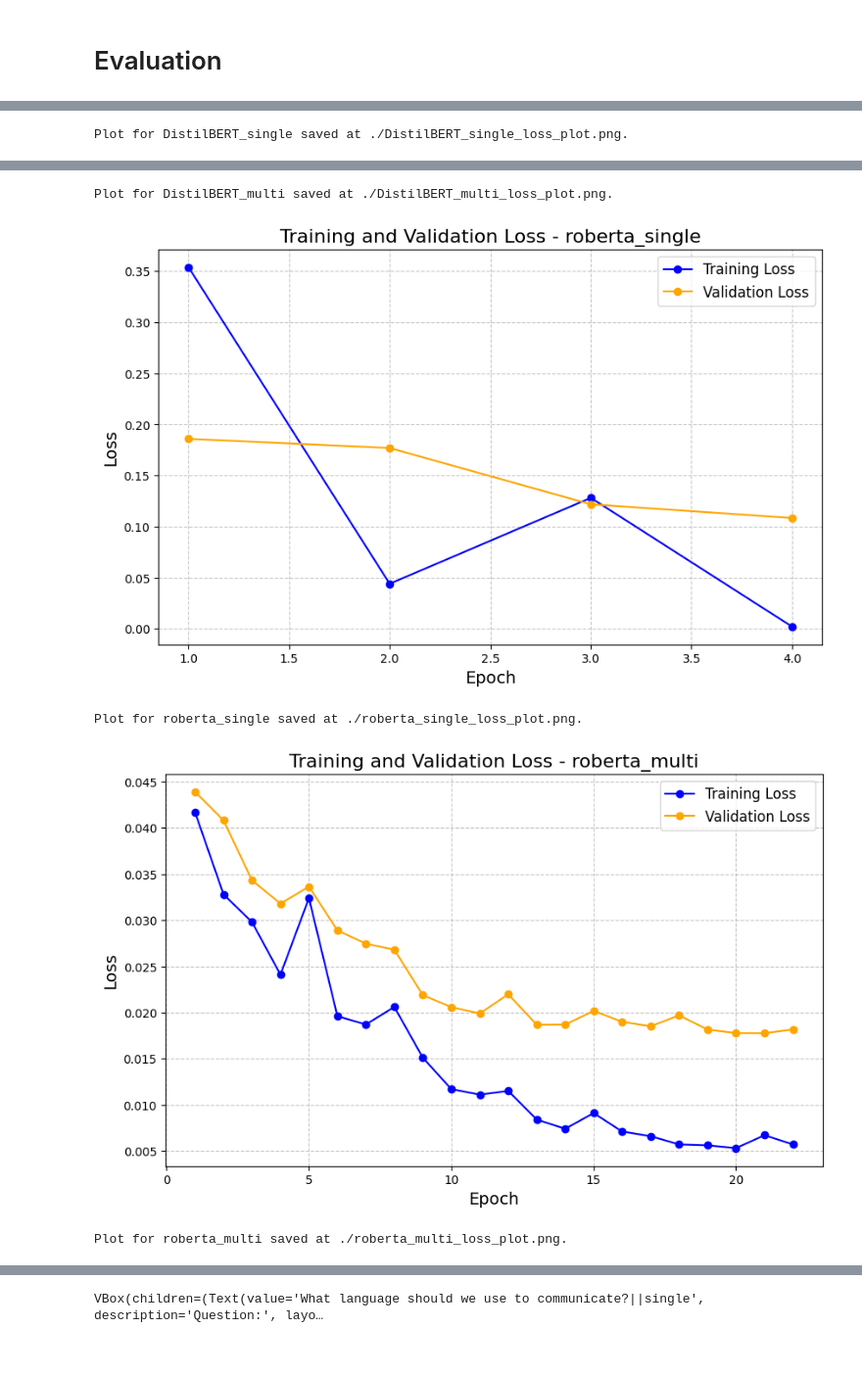
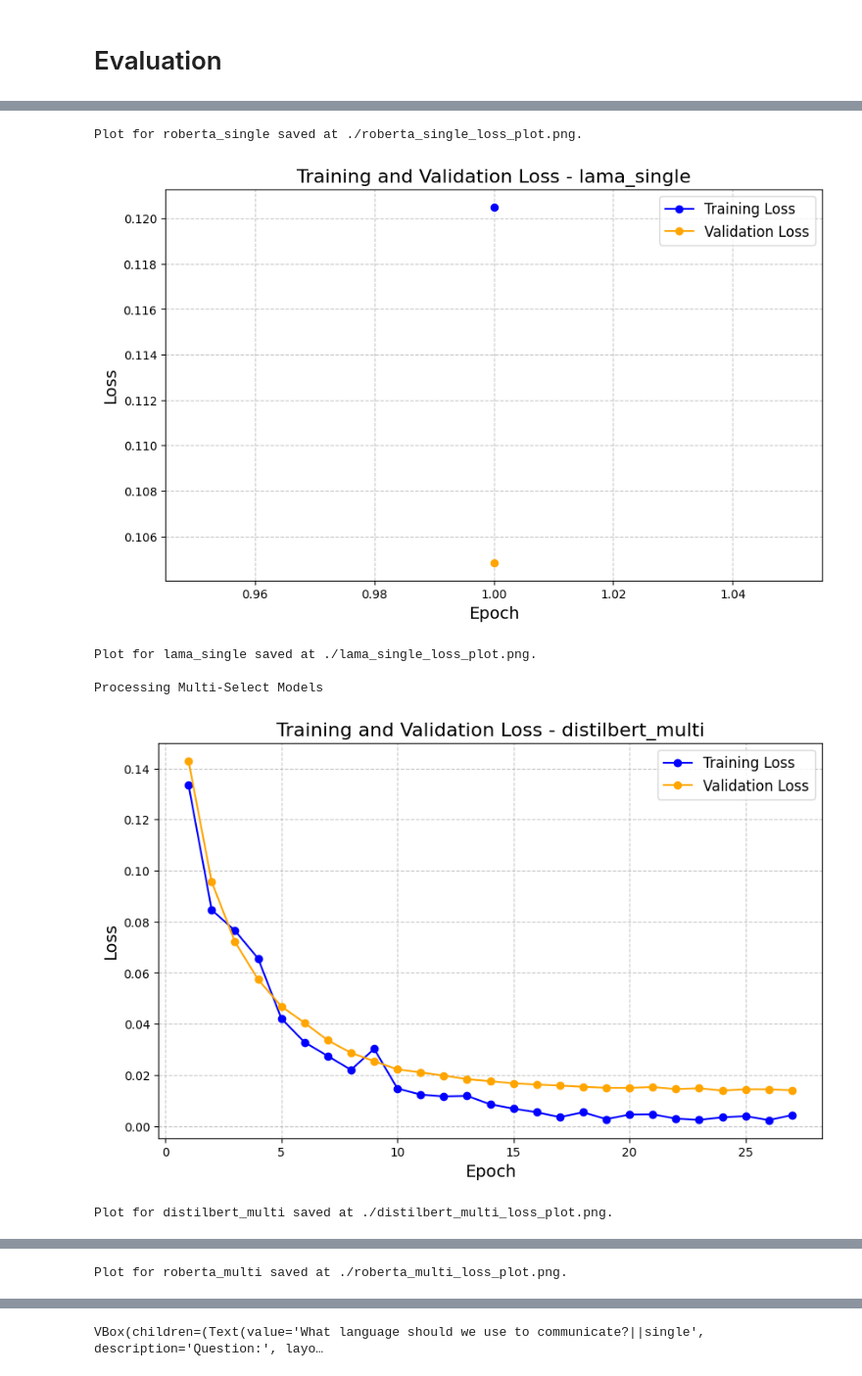
Before and after one commit to Michel-p16/PDS-Project, a Jupyter notebook: Capstone_Project_korbiadd.ipynb, the cells around one changed output, grey strips where cells are left out. Shown at 98% size. Drawn from its saved outputs; the diff is of its cells as text; code cells hidden in the pictures.

```diff
--- a/Capstone_Project_korbiadd.ipynb
+++ b/Capstone_Project_korbiadd.ipynb
@@ -1699,13 +1699,13 @@ drive.mount('/content/drive')
 
 # Predefined paths for single and multi models
 single_models = {
-    "DistilBERT_single": "/content/drive/My Drive/CapStone_models/training_metrics_distilbert_single_select.csv",
+    "distilbert_single": "/content/drive/My Drive/CapStone_models/training_metrics_distilbert_single_select.csv",
     "roberta_single": "/content/drive/My Drive/CapStone_models/training_metrics_roberta_single_select.csv",
     "lama_single": "/content/drive/My Drive/CapStone_models/training_metrics_llama.csv"
 }
 
 multi_models = {
-    "DistilBERT_multi": "/content/drive/My Drive/CapStone_models/training_metrics_distilbert_multi_select.csv",
+    "distilbert_multi": "/content/drive/My Drive/CapStone_models/training_metrics_distilbert_multi_select.csv",
     "roberta_multi": "/content/drive/My Drive/CapStone_models/training_metrics_roberta_multi_select.csv",
 }
 
@@ -1726,7 +1726,7 @@ def process_metrics(csv_path, model_name, is_multi=False):
 
         # If multi, add additional metrics
         if is_multi:
-            summary_columns.extend(['eval_hamming_loss', 'eval_jaccard', 'eval_mcc'])
+            summary_columns.extend(['eval_hamming_loss', 'eval_jaccard_similarity', 'eval_mcc'])
 
         # Create summary dataframe
         summary_table = epoch_metrics[summary_columns].copy()
@@ -1735,11 +1735,11 @@ def process_metrics(csv_path, model_name, is_multi=False):
         summary_table.rename(columns={
             'eval_loss': 'Validation Loss',
             'eval_accuracy': 'Accuracy',
-            'eval_f1': 'F1 Score',
+            'eval_f1': 'F1',
             'eval_precision': 'Precision',
             'eval_recall': 'Recall',
             'eval_hamming_loss': 'Hamming Loss',
-            'eval_jaccard': 'Jaccard Similarity',
+            'eval_jaccard_similarity': 'Jaccard Similarity',
             'eval_mcc': 'Matthews Correlation Coefficient'
         }, inplace=True)
 
@@ -1787,13 +1787,21 @@ saved at ./summary_roberta_multi.csv.
 
 # Predefined paths for single and multi models for new csv datasets
 single_models = {
-    "DistilBERT_single": "./summary_distilbert_single.csv",
+    "distilbert_single": "./summary_distilbert_single.csv",
     "roberta_single": "./summary_roberta_single.csv",
-    "lama_single": "/summary_llama_single.csv"
+    "lama_single": "./summary_lama_single.csv"
 }
 
 multi_models = {
-    "DistilBERT_multi": "./summary_distilbert_multi.csv",
+    "distilbert_multi": "./summary_distilbert_multi.csv",
+    "roberta_multi": "./summary_roberta_multi.csv",
+}
+
+csv_paths = {
+    "distilbert_single": "./summary_distilbert_single.csv",
+    "roberta_single": "./summary_roberta_single.csv",
+    "lama_single": "./summary_lama_single.csv",
+    "distilbert_multi": "./summary_distilbert_multi.csv",
     "roberta_multi": "./summary_roberta_multi.csv",
 }
 
@@ -1820,7 +1828,13 @@ def plot_losses(csv_path, model_name):
     except Exception as e:
         print(f"Error at {model_name}: {e}")
 
-# iterate all paths with models
-for model_name, csv_path in csv_paths.items():
+# Process Single-Select Models
+print("\nProcessing Single-Select Models\n")
+for model_name, csv_path in single_models.items():
     plot_losses(csv_path, model_name)
+
+# Process Multi-Select Models (including extra metrics)
+print("\nProcessing Multi-Select Models\n")
+for model_name, csv_path in multi_models.items():
+    plot_losses(csv_path, model_name)
 # %% [output]
@@ -1828 +1842,0 @@ for model_name, csv_path in csv_paths.items():
-Plot for DistilBERT_single saved at ./DistilBERT_single_loss_plot.png.
@@ -1830,5 +1845,7 @@ Plot for DistilBERT_single saved at ./DistilBERT_single_loss_plot.png.
-Plot for DistilBERT_multi saved at ./DistilBERT_multi_loss_plot.png.
+Plot for roberta_single saved at ./roberta_single_loss_plot.png.
-[figure, old version]
+[figure, new version]
-Plot for roberta_single saved at ./roberta_single_loss_plot.png.
+Plot for lama_single saved at ./lama_single_loss_plot.png.
+
+Processing Multi-Select Models
-[figure, old version]
+[figure, new version]
-Plot for roberta_multi saved at ./roberta_multi_loss_plot.png.
+Plot for distilbert_multi saved at ./distilbert_multi_loss_plot.png.
@@ -1835,3 +1853,4 @@ Plot for roberta_multi saved at ./roberta_multi_loss_plot.png.
+Plot for roberta_multi saved at ./roberta_multi_loss_plot.png.
 # %%
 # @title F1 Score Single vs Multi Models
 
```
Also changed, not shown: parts of 7 cells of this notebook.
